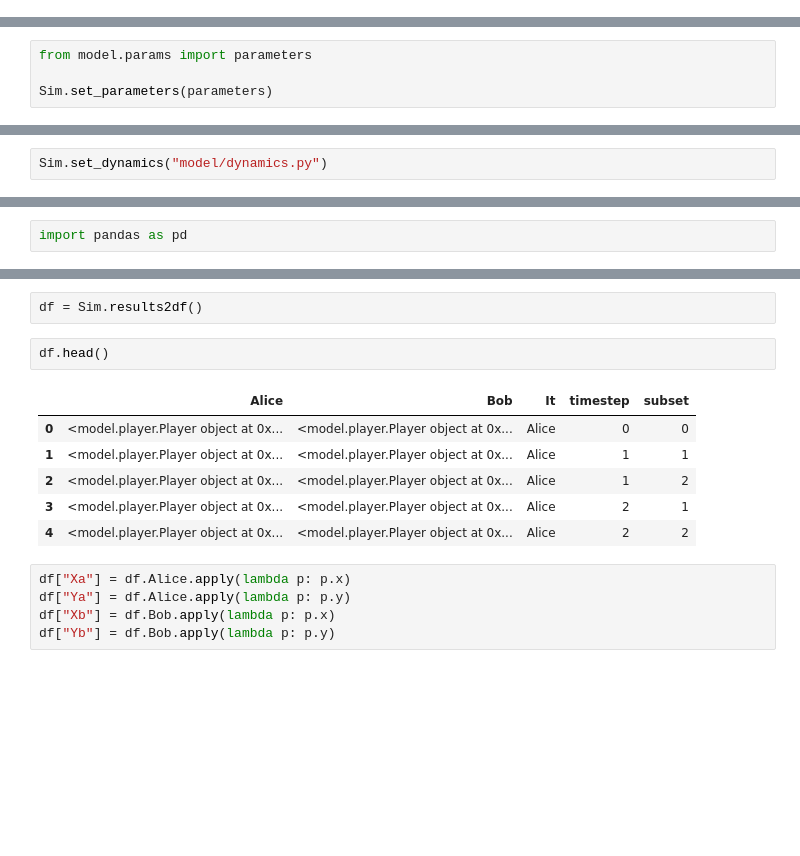
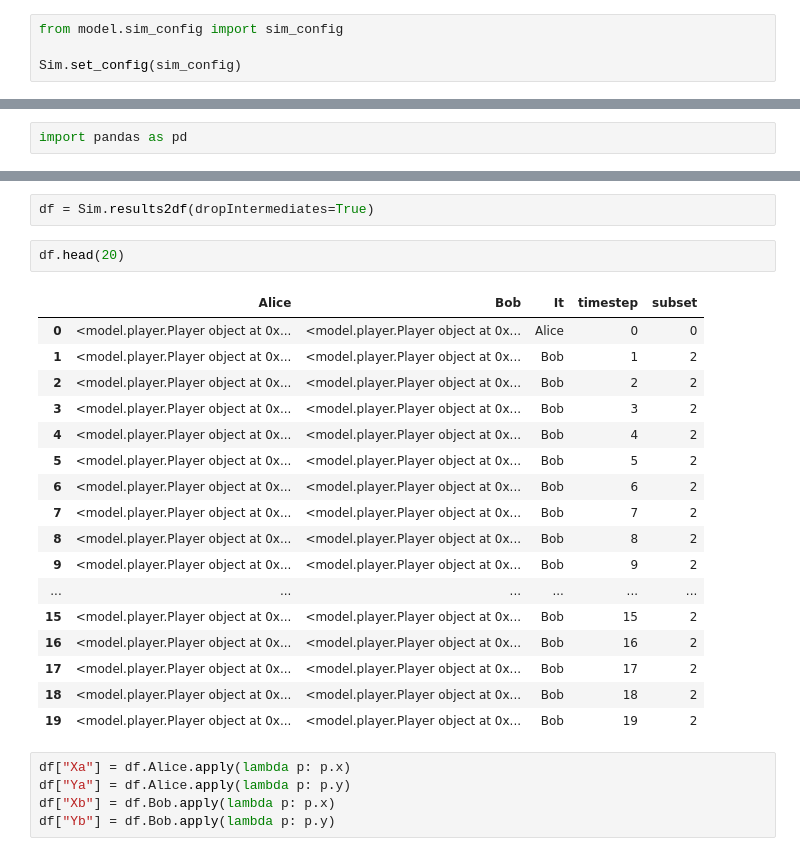
Before and after one commit to mzargham/fantasy-cadcad, a Jupyter notebook: simulation_notebook.ipynb, the cells around one changed output, grey strips where cells are left out. Saved outputs shown, nothing was run; the diff lists cells and outputs as text; blank space fills up the shorter version.

```diff
--- a/simulation_notebook.ipynb
+++ b/simulation_notebook.ipynb
@@ -27,3 +16,7 @@ Sim.set_initial_state(state)
+# %%
+from model.sim_config import sim_config
+
+Sim.set_config(sim_config)
 # %%
 Sim.config
 # %% [output]
@@ -40,4 +36,0 @@ Sim.config['initial_state']["Bob"].v
-# %%
-from model.params import parameters
-
-Sim.set_parameters(parameters)
@@ -57,2 +36,0 @@ parameters
-# %%
-Sim.set_dynamics("model/dynamics.py")
@@ -128,14 +124,25 @@ import pandas as pd
 # %%
-df = Sim.results2df()
+df = Sim.results2df(dropIntermediates=True)
 # %%
-df.head()
+df.head(20)
 # %% [output]
 |  | Alice | Bob | It | timestep | subset |
 | 0 | <model.player.Player object at 0x... | <model.player.Player object at 0x... | Alice | 0 | 0 |
-| 1 | <model.player.Player object at 0x... | <model.player.Player object at 0x... | Alice | 1 | 1 |
-| 2 | <model.player.Player object at 0x... | <model.player.Player object at 0x... | Alice | 1 | 2 |
-| 3 | <model.player.Player object at 0x... | <model.player.Player object at 0x... | Alice | 2 | 1 |
-| 4 | <model.player.Player object at 0x... | <model.player.Player object at 0x... | Alice | 2 | 2 |
+| 1 | <model.player.Player object at 0x... | <model.player.Player object at 0x... | Bob | 1 | 2 |
+| 2 | <model.player.Player object at 0x... | <model.player.Player object at 0x... | Bob | 2 | 2 |
+| 3 | <model.player.Player object at 0x... | <model.player.Player object at 0x... | Bob | 3 | 2 |
+| 4 | <model.player.Player object at 0x... | <model.player.Player object at 0x... | Bob | 4 | 2 |
+| 5 | <model.player.Player object at 0x... | <model.player.Player object at 0x... | Bob | 5 | 2 |
+| 6 | <model.player.Player object at 0x... | <model.player.Player object at 0x... | Bob | 6 | 2 |
+| 7 | <model.player.Player object at 0x... | <model.player.Player object at 0x... | Bob | 7 | 2 |
+| 8 | <model.player.Player object at 0x... | <model.player.Player object at 0x... | Bob | 8 | 2 |
+| 9 | <model.player.Player object at 0x... | <model.player.Player object at 0x... | Bob | 9 | 2 |
+| ... | ... | ... | ... | ... | ... |
+| 15 | <model.player.Player object at 0x... | <model.player.Player object at 0x... | Bob | 15 | 2 |
+| 16 | <model.player.Player object at 0x... | <model.player.Player object at 0x... | Bob | 16 | 2 |
+| 17 | <model.player.Player object at 0x... | <model.player.Player object at 0x... | Bob | 17 | 2 |
+| 18 | <model.player.Player object at 0x... | <model.player.Player object at 0x... | Bob | 18 | 2 |
+| 19 | <model.player.Player object at 0x... | <model.player.Player object at 0x... | Bob | 19 | 2 |
 # %%
 df["Xa"] = df.Alice.apply(lambda p: p.x)
 df["Ya"] = df.Alice.apply(lambda p: p.y)
```
Also changed, not shown: parts of 23 cells of this notebook, 12 other files.
